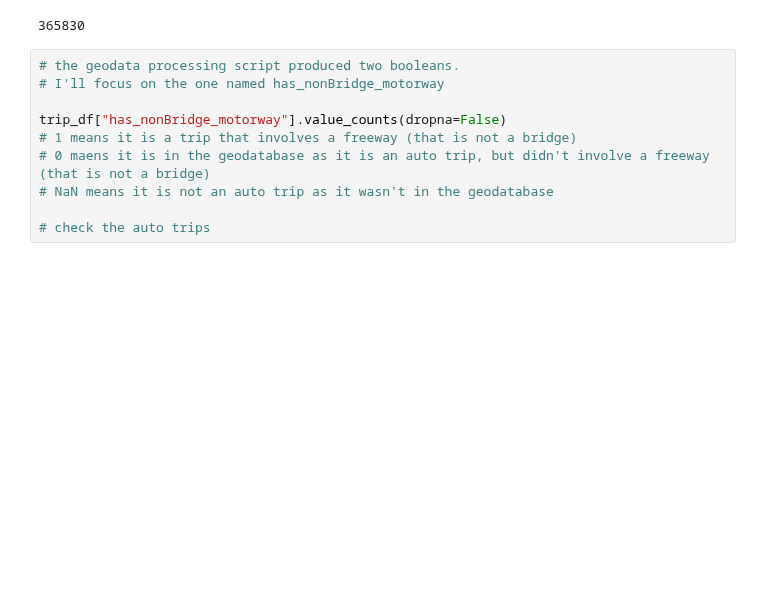
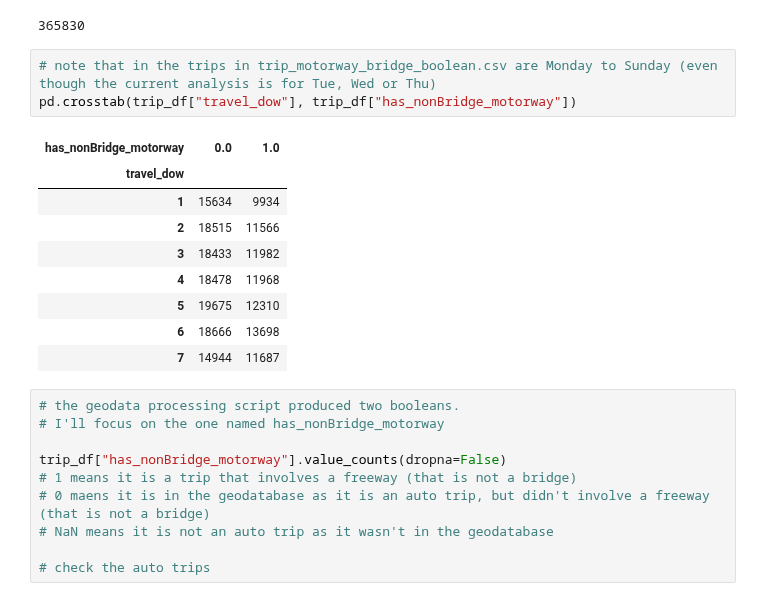
Before and after one commit to BayAreaMetro/Travel-Diary-Surveys, a Jupyter notebook: BATS-2023/Requests/Calc_percent_hh_made_no_motorway_trips.ipynb, the cells around one changed output. Cells and saved outputs as stored; diff of their text form; blank space fills up the shorter version.

```diff
--- a/BATS-2023/Requests/Calc_percent_hh_made_no_motorway_trips.ipynb
+++ b/BATS-2023/Requests/Calc_percent_hh_made_no_motorway_trips.ipynb
@@ -89,6 +89,19 @@ trip_df = pd.merge(trip_df, trip_motorway_bridge_df, on="trip_id", how="left")
 len(trip_df)
 # %% [output]
 365830
+# %%
+# note that in the trips in trip_motorway_bridge_boolean.csv are Monday to Sunday (even though the current analysis is for Tue, Wed or Thu)
+pd.crosstab(trip_df["travel_dow"], trip_df["has_nonBridge_motorway"])
+# %% [output]
+| has_nonBridge_motorway | 0.0 | 1.0 |
+| travel_dow |  |  |
+| 1 | 15634 | 9934 |
+| 2 | 18515 | 11566 |
+| 3 | 18433 | 11982 |
+| 4 | 18478 | 11968 |
+| 5 | 19675 | 12310 |
+| 6 | 18666 | 13698 |
+| 7 | 14944 | 11687 |
 # %%
 # the geodata processing script produced two booleans.
 # I'll focus on the one named has_nonBridge_motorway
```
Also changed, not shown: parts of 6 cells of this notebook.
